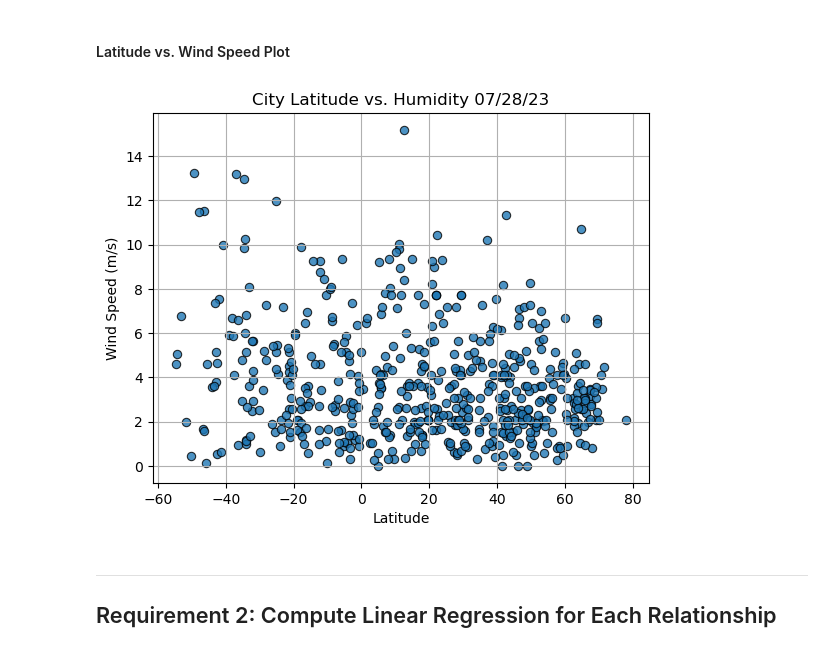
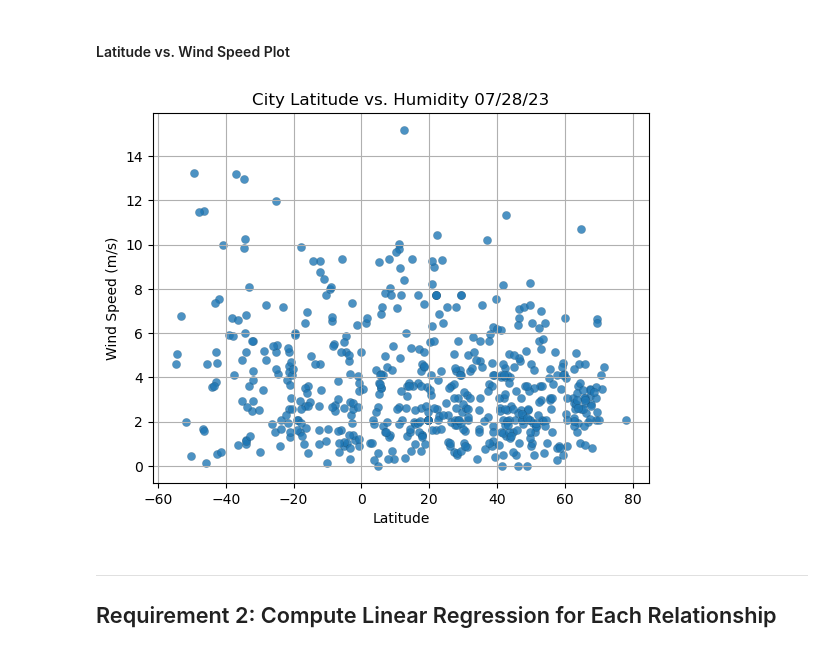
Before and after one commit to stephaniepatriciaans/WeatherPy, a Jupyter notebook: 06-Python-APIs/Starter_Code/starter_code/WeatherPy.ipynb, the cells around one changed output. Saved outputs shown, nothing was run; the diff lists cells and outputs as text; code cells hidden in the pictures.

```diff
--- a/06-Python-APIs/Starter_Code/starter_code/WeatherPy.ipynb
+++ b/06-Python-APIs/Starter_Code/starter_code/WeatherPy.ipynb
@@ -272,27 +271,29 @@ plt.show()
 #### Latitude vs. Wind Speed Plot
 # %%
 # Build the scatter plots for latitude vs. wind speed
-plt.scatter(lat,
-            wind,
-            edgecolor ="black",
-            linewidths=0.8,
-            marker = "o",
-            alpha = 0.8,
-            label = "Cities")
+plt.scatter(
+    city_data_df["Lat"],
+    city_data_df["Wind Speed"],
+    edgecolor="black",
+    linewidths=.08,
+    marker="o",
+    alpha=0.8,
+    label="Cities"
+)
 
 # Incorporate the other graph properties
 plt.title(f"City Latitude vs. Humidity " + time.strftime("%x"))
+plt.ylabel("Wind Speed (m/s)")
 plt.xlabel("Latitude")
-plt.ylabel("Wind Speed (m/s)")
 plt.grid(True)
 
 # Save the figure
-plt.savefig("../output_data/Fig1.png")
+plt.savefig("../output_data/Fig4.png")
 
 # Show plot
 plt.show()
 # %% [output]
-[figure, old version]
+[figure, new version]
 # %% [markdown]
 ---
 
```
Also changed, not shown: parts of 5 cells of this notebook.
